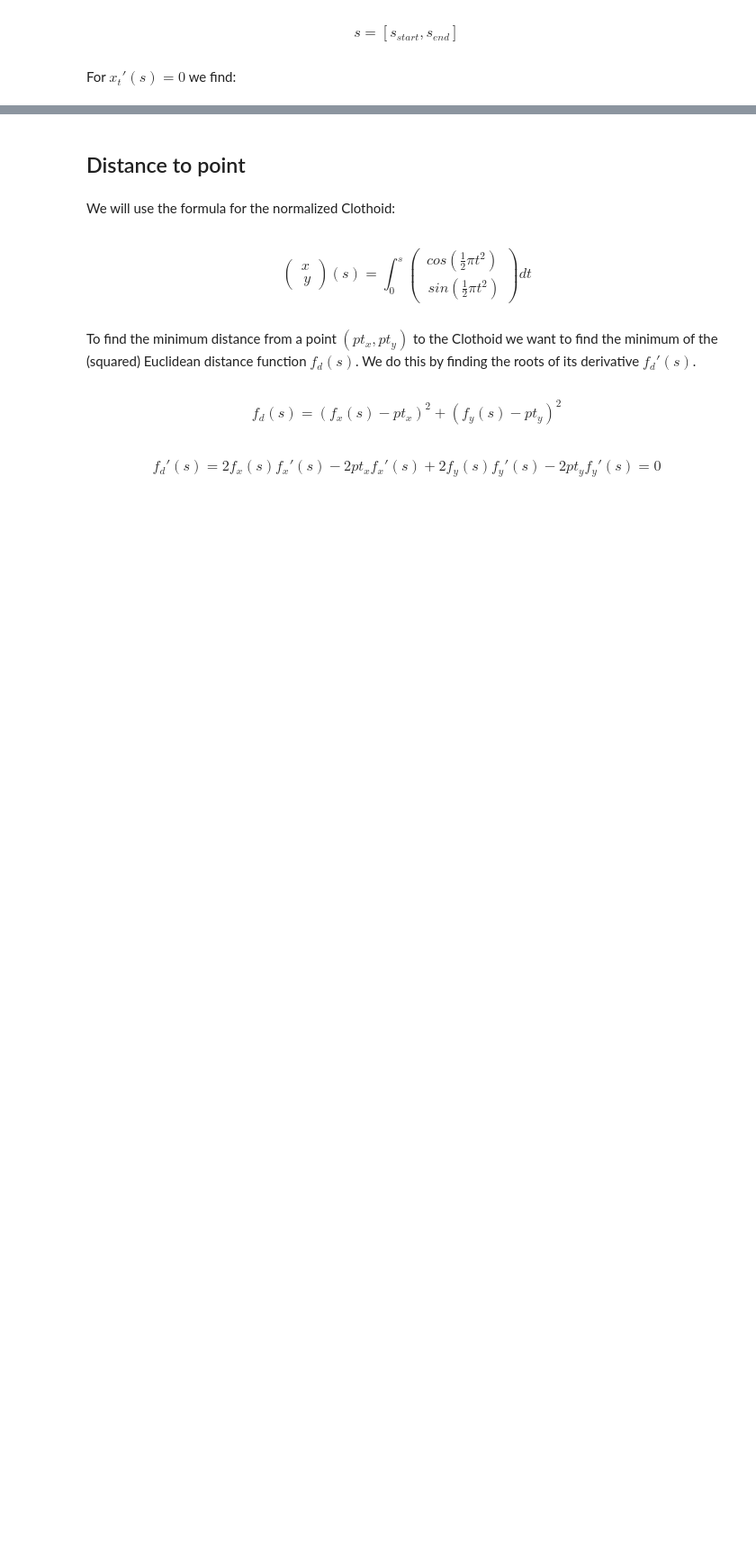
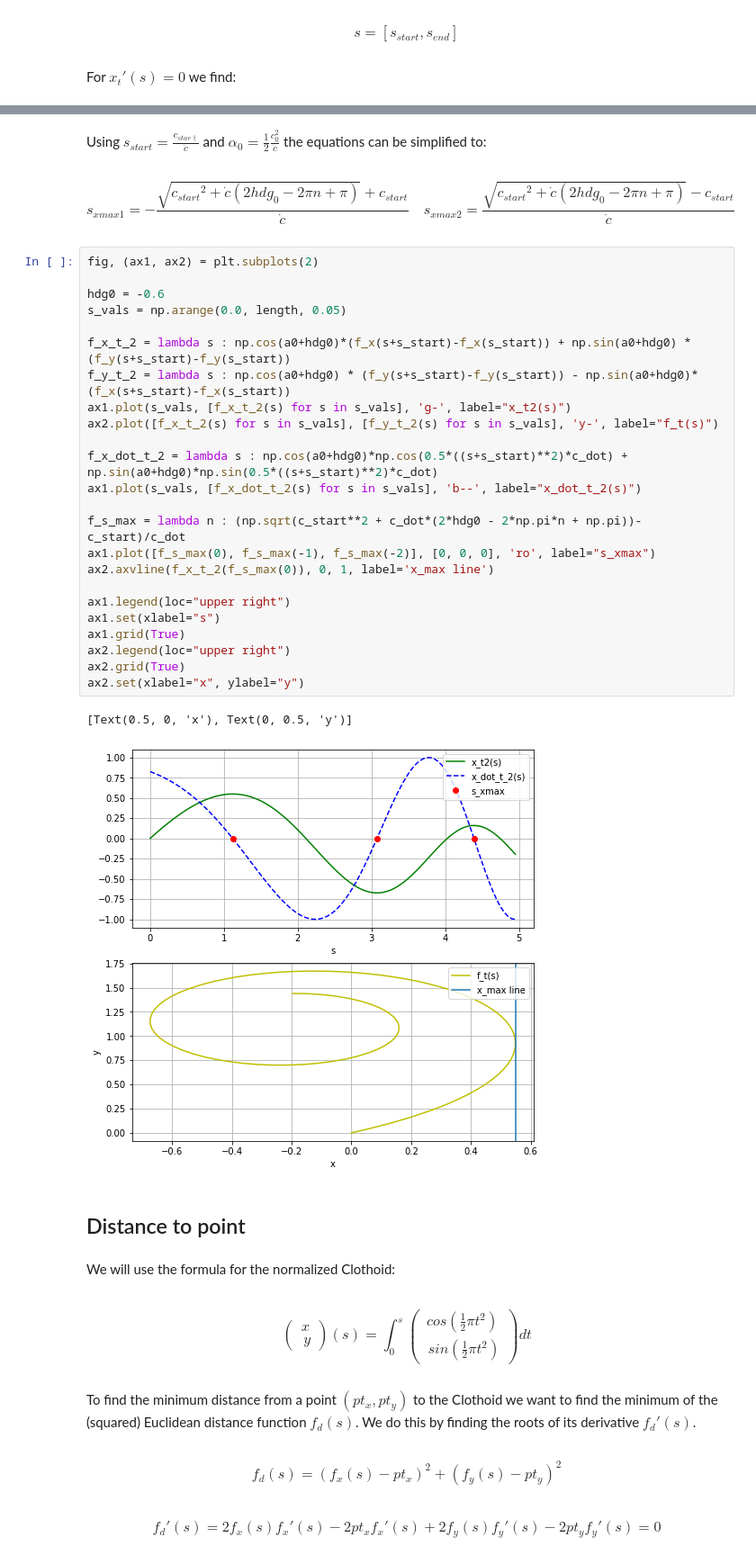
Before and after one commit to pageldev/ClothoidExploration, a Jupyter notebook: ClothoidExploration.ipynb, the cells around one changed output, grey strips where cells are left out. Shown at 90% size. Drawn from its saved outputs; the diff is of its cells as text; blank space fills up the shorter version.

```diff
--- a/ClothoidExploration.ipynb
+++ b/ClothoidExploration.ipynb
@@ -227,3 +281,38 @@ ax2.set(xlabel="x", ylabel="y")
+# %% [markdown]
+Using $s_{start} = \frac{c_{star†}}{\dot c}$ and $\alpha_{0} = \frac{1}{2} \frac{c_{0}^2}{\dot c}$ the equations can be simplified to:
+# %% [markdown]
+\begin{equation*}
+s_{xmax1} = - \frac{\sqrt{{c_{start}}^2 + \dot c (2 hdg_{0} - 2 \pi n + \pi)} + c_{start}}{\dot c}
+\quad
+s_{xmax2} = \frac{\sqrt{{c_{start}}^2 + \dot c (2 hdg_{0} - 2 \pi n + \pi)} - c_{start}}{\dot c}
+\end{equation*}
+# %%
+fig, (ax1, ax2) = plt.subplots(2)
+
+hdg0 = -0.6
+s_vals = np.arange(0.0, length, 0.05)
+
+f_x_t_2 = lambda s : np.cos(a0+hdg0)*(f_x(s+s_start)-f_x(s_start)) + np.sin(a0+hdg0) * (f_y(s+s_start)-f_y(s_start))
+f_y_t_2 = lambda s : np.cos(a0+hdg0) * (f_y(s+s_start)-f_y(s_start)) - np.sin(a0+hdg0)*(f_x(s+s_start)-f_x(s_start))
+ax1.plot(s_vals, [f_x_t_2(s) for s in s_vals], 'g-', label="x_t2(s)")
+ax2.plot([f_x_t_2(s) for s in s_vals], [f_y_t_2(s) for s in s_vals], 'y-', label="f_t(s)")
+
+f_x_dot_t_2 = lambda s : np.cos(a0+hdg0)*np.cos(0.5*((s+s_start)**2)*c_dot) + np.sin(a0+hdg0)*np.sin(0.5*((s+s_start)**2)*c_dot)
+ax1.plot(s_vals, [f_x_dot_t_2(s) for s in s_vals], 'b--', label="x_dot_t_2(s)")
+
+f_s_max = lambda n : (np.sqrt(c_start**2 + c_dot*(2*hdg0 - 2*np.pi*n + np.pi))-c_start)/c_dot
+ax1.plot([f_s_max(0), f_s_max(-1), f_s_max(-2)], [0, 0, 0], 'ro', label="s_xmax")
+ax2.axvline(f_x_t_2(f_s_max(0)), 0, 1, label='x_max line')
+
+ax1.legend(loc="upper right")
+ax1.set(xlabel="s")
+ax1.grid(True)
+ax2.legend(loc="upper right")
+ax2.grid(True)
+ax2.set(xlabel="x", ylabel="y")
+# %% [output]
+[Text(0.5, 0, 'x'), Text(0, 0.5, 'y')]
+[figure, added]
 # %% [markdown]
 ## Distance to point
 # %% [markdown]
```
Also changed, not shown: parts of 28 cells of this notebook.
